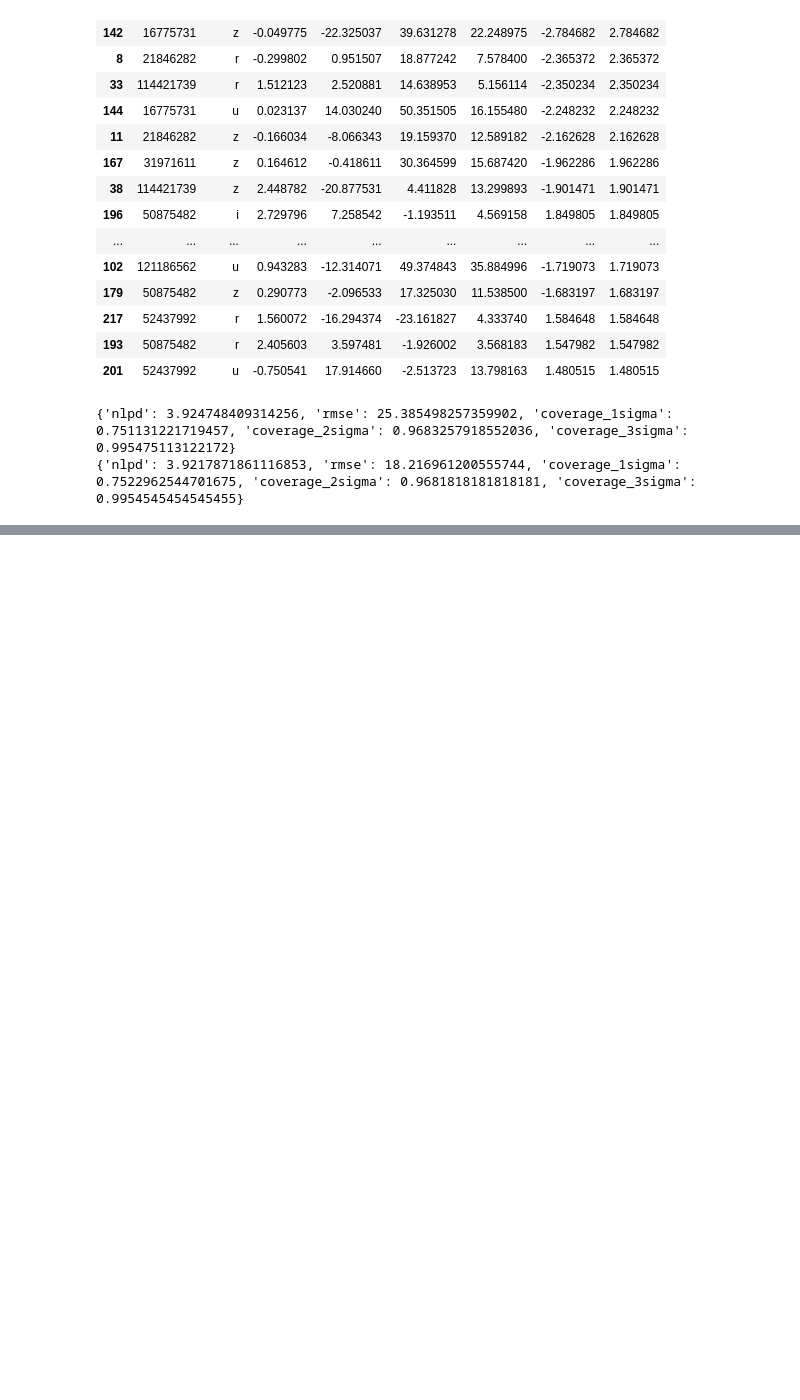
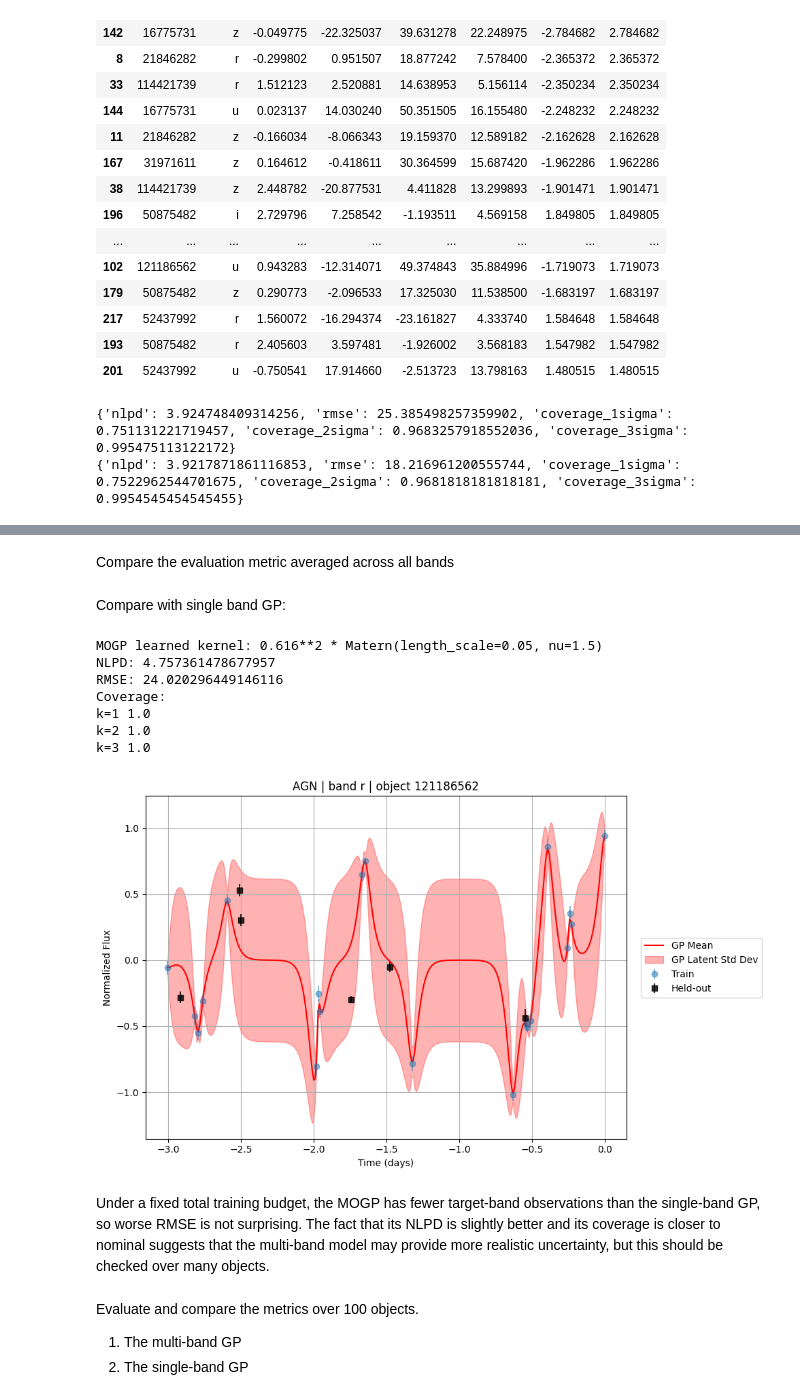
Before and after one commit to xinyi-BPC/multiband-gp, a Jupyter notebook: MOGP_notebook.ipynb, the cells around one changed output, grey strips where cells are left out. Drawn from its saved outputs; the diff is of its cells as text; code cells hidden in the pictures; blank space fills up the shorter version.

```diff
--- a/MOGP_notebook.ipynb
+++ b/MOGP_notebook.ipynb
@@ -104,0 +146,39 @@ print(result["aggregate"]["object_weighted"])
+# %% [markdown]
+Compare the evaluation metric averaged across all bands
+# %% [markdown]
+Compare with single band GP:
+# %%
+data = process_one_obj_one_band(example, target_band='r')
+train_data_s, heldout_data_s = split_train_heldout_observations(
+    data,
+    heldout_fraction=0.2,
+    random_state=0,
+    strategy="random",  # or "last"
+)
+
+gp = fit_basic_gp(train_data_s, kernel_type="matern")
+summary = evaluate_heldout_metrics(gp, heldout_data_s, train_data=train_data_s)
+
+
+print("NLPD:", summary["mean_nlpd"])
+print("RMSE:", summary["rmse"])
+print("Coverage:")
+print("k=1", summary["coverage"]["coverage_1sigma"])
+print("k=2", summary["coverage"]["coverage_2sigma"])
+print("k=3", summary["coverage"]["coverage_3sigma"])
+plot_gp_fit(gp, train_data_s, heldout_data=heldout_data_s)
+# %% [output]
+MOGP learned kernel: 0.616**2 * Matern(length_scale=0.05, nu=1.5)
+NLPD: 4.757361478677957
+RMSE: 24.020296449146116
+Coverage:
+k=1 1.0
+k=2 1.0
+k=3 1.0
+[figure, added]
+# %% [markdown]
+Under a fixed total training budget, the MOGP has fewer target-band observations than the single-band GP, so worse RMSE is not surprising. The fact that its NLPD is slightly better and its coverage is closer to nominal suggests that the multi-band model may provide more realistic uncertainty, but this should be checked over many objects.
+# %% [markdown]
+Evaluate and compare the metrics over 100 objects.
+1. The multi-band GP
+2. The single-band GP
```
Also changed, not shown: parts of 5 cells of this notebook, 4 other files.
